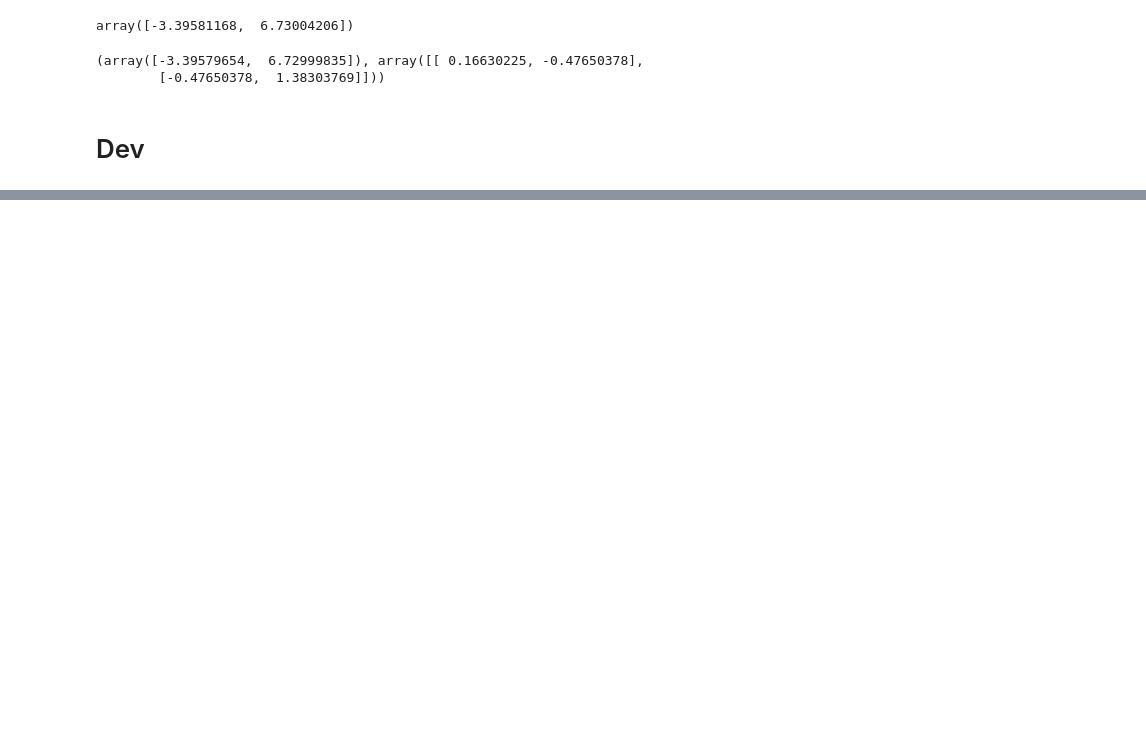
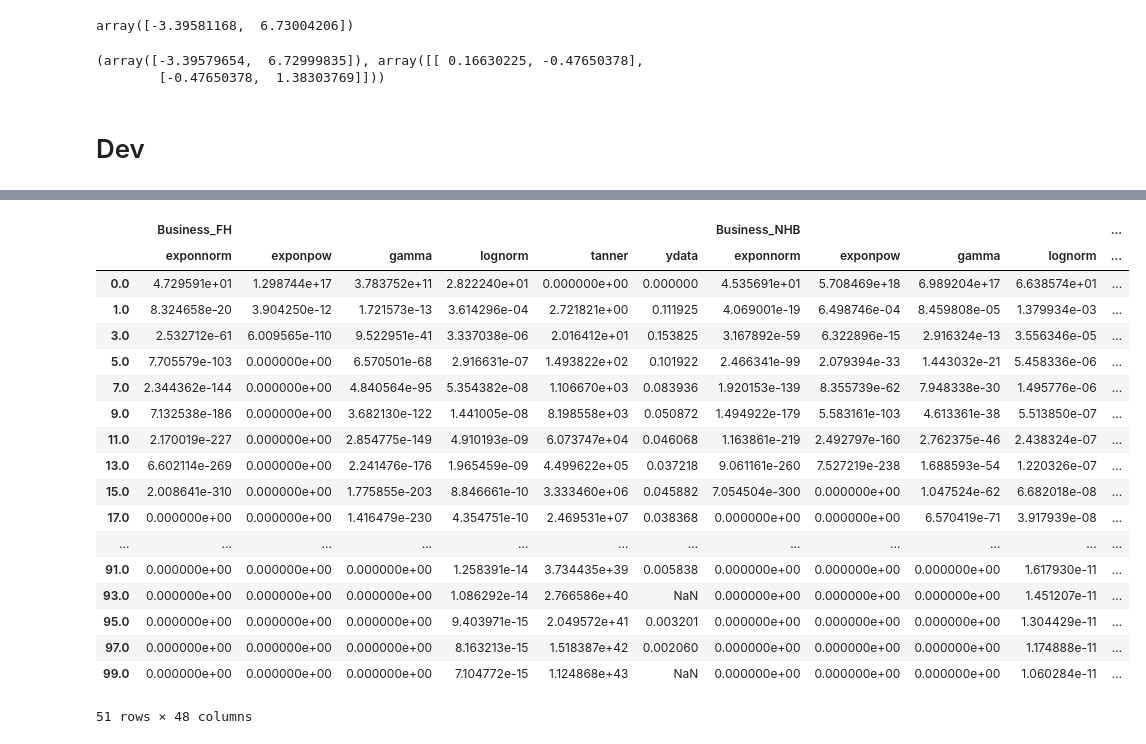
Before and after one commit to jabellcu/TPlanning_matrices, a Jupyter notebook: Gravity.ipynb, the cells around one changed output, grey strips where cells are left out. Saved outputs shown, nothing was run; the diff lists cells and outputs as text; code cells hidden in the pictures; blank space fills up the shorter version.

```diff
--- a/Gravity.ipynb
+++ b/Gravity.ipynb
@@ -171,0 +139,17 @@ TLD
+# %%
+tldf = os.path.join('example_data', 'obsTLD.txt')
+tld = pd.read_csv(tldf, sep=', ', engine='python')
+# %%
+tld['purp'] = tld['Purpose'] + '_' + tld['Direction']
+tld = tld[['purp', 'Trips', 'StageDistance']]
+tld = tld.groupby(['purp','StageDistance']).sum()['Trips'].unstack(1).T
+# %%
+tld = TLD(tld)
+
+tld = tld.band_agg(2, upper_band=False)
+tld = tld.mid_band()
+tld.set_zero()
+tld = tld.sort_index()
+tld = tld.truncate(100)
+
+tld
@@ -182,6 +182,30 @@ TLDn = normalize_TLD(TLD)
+# %%
+tldn = tld.norm
 # %%
 distrib_names = 'lognorm gamma exponnorm exponpow tanner'.split()
-TLDdistribs_df = append_distribs_to_df(TLDn, distrib_names)#, include_ydata=False)
+TLDdistribs_df = append_distribs_to_df(tldn, distrib_names)#, include_ydata=False)
+TLDdistribs_df = TLD(TLDdistribs_df)
+TLDdistribs_df
+# %% [output]
+|  | Business_FH |  |  |  |  |  | Business_NHB |  |  |  | ... |
+|  | exponnorm | exponpow | gamma | lognorm | tanner | ydata | exponnorm | exponpow | gamma | lognorm | ... |
+| 0.0 | 4.729591e+01 | 1.298744e+17 | 3.783752e+11 | 2.822240e+01 | 0.000000e+00 | 0.000000 | 4.535691e+01 | 5.708469e+18 | 6.989204e+17 | 6.638574e+01 | ... |
+| 1.0 | 8.324658e-20 | 3.904250e-12 | 1.721573e-13 | 3.614296e-04 | 2.721821e+00 | 0.111925 | 4.069001e-19 | 6.498746e-04 | 8.459808e-05 | 1.379934e-03 | ... |
+| 3.0 | 2.532712e-61 | 6.009565e-110 | 9.522951e-41 | 3.337038e-06 | 2.016412e+01 | 0.153825 | 3.167892e-59 | 6.322896e-15 | 2.916324e-13 | 3.556346e-05 | ... |
+| 5.0 | 7.705579e-103 | 0.000000e+00 | 6.570501e-68 | 2.916631e-07 | 1.493822e+02 | 0.101922 | 2.466341e-99 | 2.079394e-33 | 1.443032e-21 | 5.458336e-06 | ... |
+| 7.0 | 2.344362e-144 | 0.000000e+00 | 4.840564e-95 | 5.354382e-08 | 1.106670e+03 | 0.083936 | 1.920153e-139 | 8.355739e-62 | 7.948338e-30 | 1.495776e-06 | ... |
+| 9.0 | 7.132538e-186 | 0.000000e+00 | 3.682130e-122 | 1.441005e-08 | 8.198558e+03 | 0.050872 | 1.494922e-179 | 5.583161e-103 | 4.613361e-38 | 5.513850e-07 | ... |
+| 11.0 | 2.170019e-227 | 0.000000e+00 | 2.854775e-149 | 4.910193e-09 | 6.073747e+04 | 0.046068 | 1.163861e-219 | 2.492797e-160 | 2.762375e-46 | 2.438324e-07 | ... |
+| 13.0 | 6.602114e-269 | 0.000000e+00 | 2.241476e-176 | 1.965459e-09 | 4.499622e+05 | 0.037218 | 9.061161e-260 | 7.527219e-238 | 1.688593e-54 | 1.220326e-07 | ... |
+| 15.0 | 2.008641e-310 | 0.000000e+00 | 1.775855e-203 | 8.846661e-10 | 3.333460e+06 | 0.045882 | 7.054504e-300 | 0.000000e+00 | 1.047524e-62 | 6.682018e-08 | ... |
+| 17.0 | 0.000000e+00 | 0.000000e+00 | 1.416479e-230 | 4.354751e-10 | 2.469531e+07 | 0.038368 | 0.000000e+00 | 0.000000e+00 | 6.570419e-71 | 3.917939e-08 | ... |
+| ... | ... | ... | ... | ... | ... | ... | ... | ... | ... | ... | ... |
+| 91.0 | 0.000000e+00 | 0.000000e+00 | 0.000000e+00 | 1.258391e-14 | 3.734435e+39 | 0.005838 | 0.000000e+00 | 0.000000e+00 | 0.000000e+00 | 1.617930e-11 | ... |
+| 93.0 | 0.000000e+00 | 0.000000e+00 | 0.000000e+00 | 1.086292e-14 | 2.766586e+40 | NaN | 0.000000e+00 | 0.000000e+00 | 0.000000e+00 | 1.451207e-11 | ... |
+| 95.0 | 0.000000e+00 | 0.000000e+00 | 0.000000e+00 | 9.403971e-15 | 2.049572e+41 | 0.003201 | 0.000000e+00 | 0.000000e+00 | 0.000000e+00 | 1.304429e-11 | ... |
+| 97.0 | 0.000000e+00 | 0.000000e+00 | 0.000000e+00 | 8.163213e-15 | 1.518387e+42 | 0.002060 | 0.000000e+00 | 0.000000e+00 | 0.000000e+00 | 1.174888e-11 | ... |
+| 99.0 | 0.000000e+00 | 0.000000e+00 | 0.000000e+00 | 7.104772e-15 | 1.124868e+43 | NaN | 0.000000e+00 | 0.000000e+00 | 0.000000e+00 | 1.060284e-11 | ... |
+51 rows × 48 columns
 # %%
 for col, dn in TLDdistribs_df:
     OutputName = os.path.join('example_outputs', 'TLD_fit_{}.png'.format(col))
```
Also changed, not shown: parts of 7 cells of this notebook, 1 other file.
